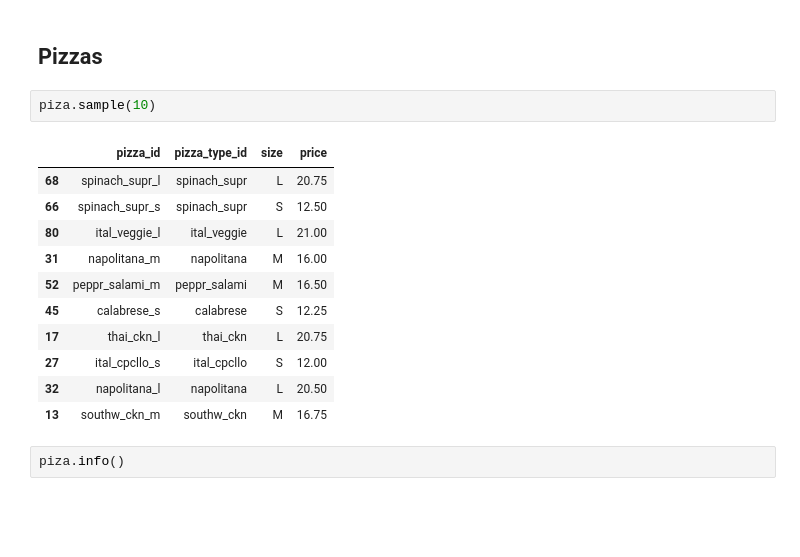
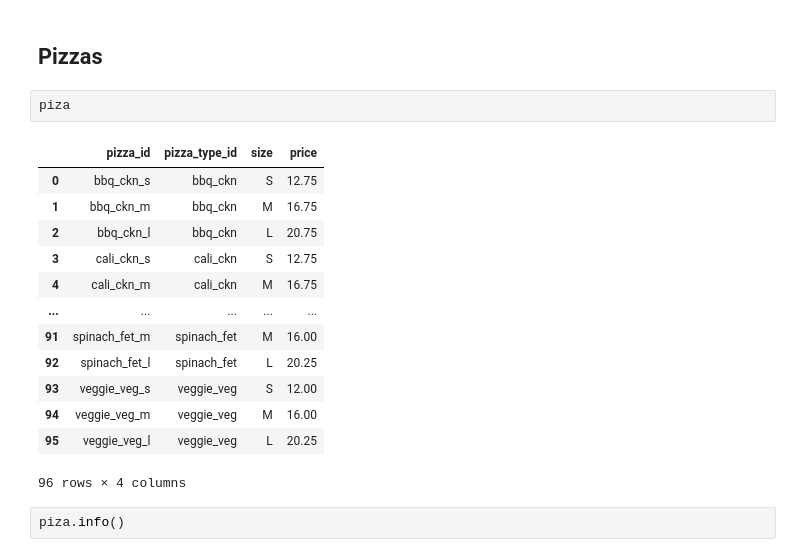
Before and after one commit to TelRich/Plato-s_Pizza_Analysis, a Jupyter notebook: pizza_sales.ipynb, the cells around one changed output. Cells and saved outputs as stored; diff of their text form; blank space fills up the shorter version.

```diff
--- a/pizza_sales.ipynb
+++ b/pizza_sales.ipynb
@@ -79,19 +83,21 @@ ord_det[ord_det.duplicated()]
 # %% [markdown]
 ## Pizzas
 # %%
-piza.sample(10)
+piza
 # %% [output]
 |  | pizza_id | pizza_type_id | size | price |
-| 68 | spinach_supr_l | spinach_supr | L | 20.75 |
-| 66 | spinach_supr_s | spinach_supr | S | 12.50 |
-| 80 | ital_veggie_l | ital_veggie | L | 21.00 |
-| 31 | napolitana_m | napolitana | M | 16.00 |
-| 52 | peppr_salami_m | peppr_salami | M | 16.50 |
-| 45 | calabrese_s | calabrese | S | 12.25 |
-| 17 | thai_ckn_l | thai_ckn | L | 20.75 |
-| 27 | ital_cpcllo_s | ital_cpcllo | S | 12.00 |
-| 32 | napolitana_l | napolitana | L | 20.50 |
-| 13 | southw_ckn_m | southw_ckn | M | 16.75 |
+| 0 | bbq_ckn_s | bbq_ckn | S | 12.75 |
+| 1 | bbq_ckn_m | bbq_ckn | M | 16.75 |
+| 2 | bbq_ckn_l | bbq_ckn | L | 20.75 |
+| 3 | cali_ckn_s | cali_ckn | S | 12.75 |
+| 4 | cali_ckn_m | cali_ckn | M | 16.75 |
+| ... | ... | ... | ... | ... |
+| 91 | spinach_fet_m | spinach_fet | M | 16.00 |
+| 92 | spinach_fet_l | spinach_fet | L | 20.25 |
+| 93 | veggie_veg_s | veggie_veg | S | 12.00 |
+| 94 | veggie_veg_m | veggie_veg | M | 16.00 |
+| 95 | veggie_veg_l | veggie_veg | L | 20.25 |
+96 rows × 4 columns
 # %%
 piza.info()
 # %% [output]
```
Also changed, not shown: parts of 20 cells of this notebook.
